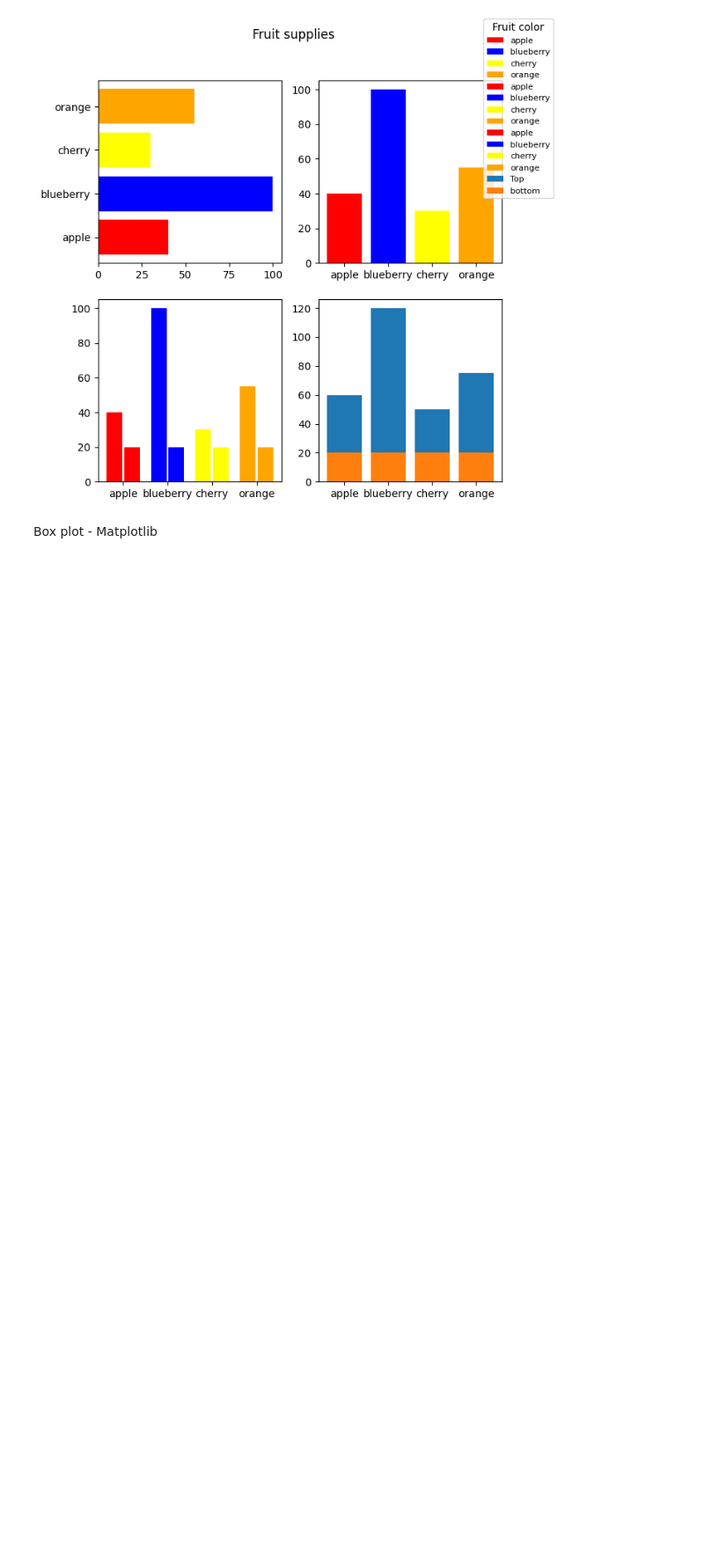
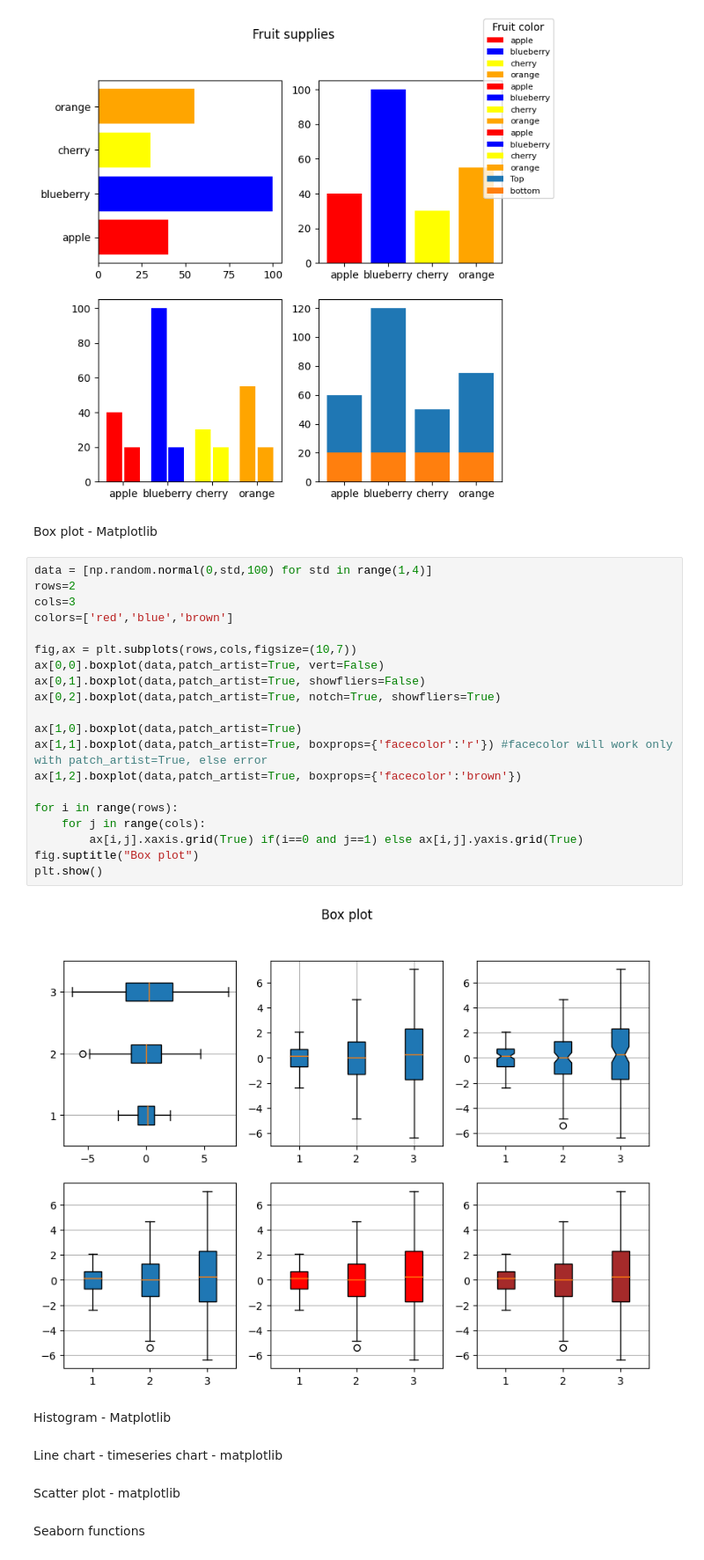
Before and after one commit to aiwithsm/ML-DL_Projects, a Jupyter notebook: PYTHON_Seaborn.ipynb, the cells around one changed output. Shown: that part at 88% size. Drawn from its saved outputs; the diff is of its cells as text; blank space fills up the shorter version.

```diff
--- a/PYTHON_Seaborn.ipynb
+++ b/PYTHON_Seaborn.ipynb
@@ -94,3 +71,33 @@ plt.show()
 [figure]
 # %% [markdown]
 Box plot - Matplotlib
+# %%
+data = [np.random.normal(0,std,100) for std in range(1,4)]
+rows=2
+cols=3
+colors=['red','blue','brown']
+
+fig,ax = plt.subplots(rows,cols,figsize=(10,7))
+ax[0,0].boxplot(data,patch_artist=True, vert=False)
+ax[0,1].boxplot(data,patch_artist=True, showfliers=False)
+ax[0,2].boxplot(data,patch_artist=True, notch=True, showfliers=True)
+
+ax[1,0].boxplot(data,patch_artist=True)
+ax[1,1].boxplot(data,patch_artist=True, boxprops={'facecolor':'r'}) #facecolor will work only with patch_artist=True, else error
+ax[1,2].boxplot(data,patch_artist=True, boxprops={'facecolor':'brown'})
+
+for i in range(rows):
+    for j in range(cols):
+        ax[i,j].xaxis.grid(True) if(i==0 and j==1) else ax[i,j].yaxis.grid(True)
+fig.suptitle("Box plot")
+plt.show()
+# %% [output]
+[figure, added]
+# %% [markdown]
+Histogram - Matplotlib
+# %% [markdown]
+Line chart - timeseries chart - matplotlib
+# %% [markdown]
+Scatter plot - matplotlib
+# %% [markdown]
+Seaborn functions
```
Also changed, not shown: parts of 5 cells of this notebook.
